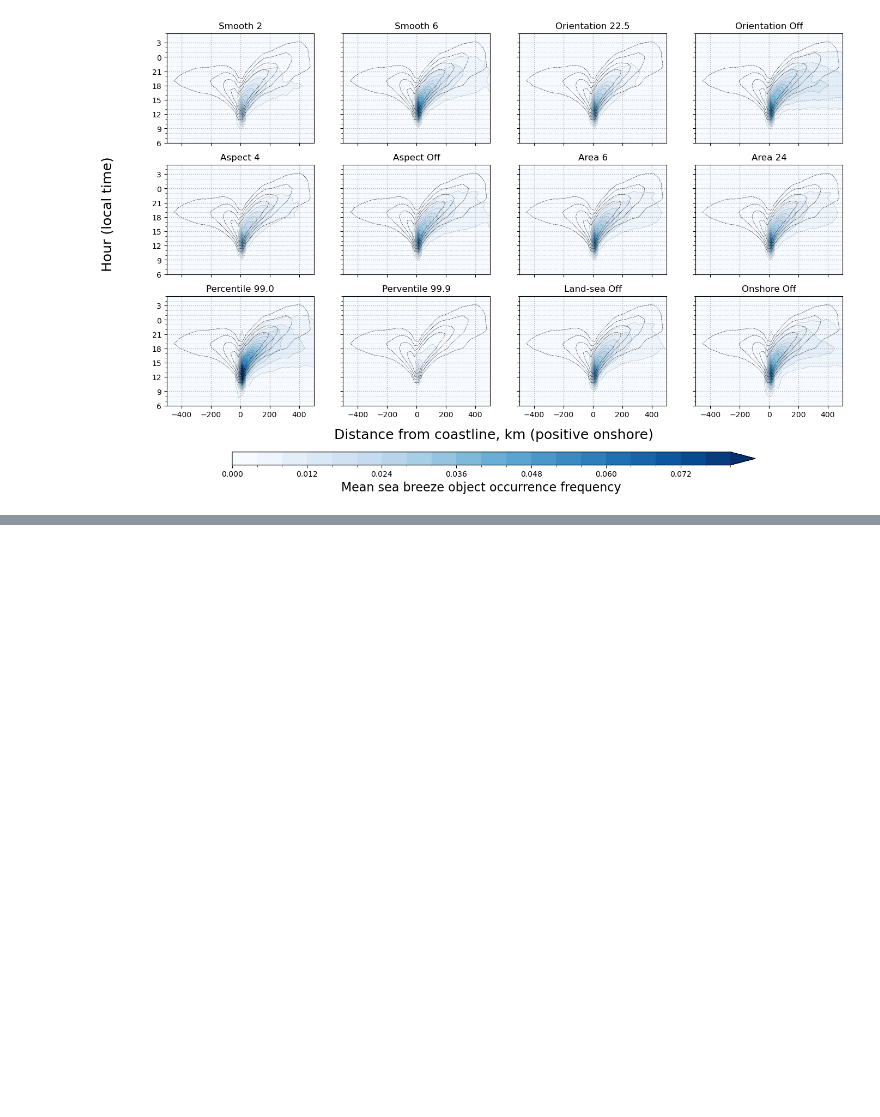
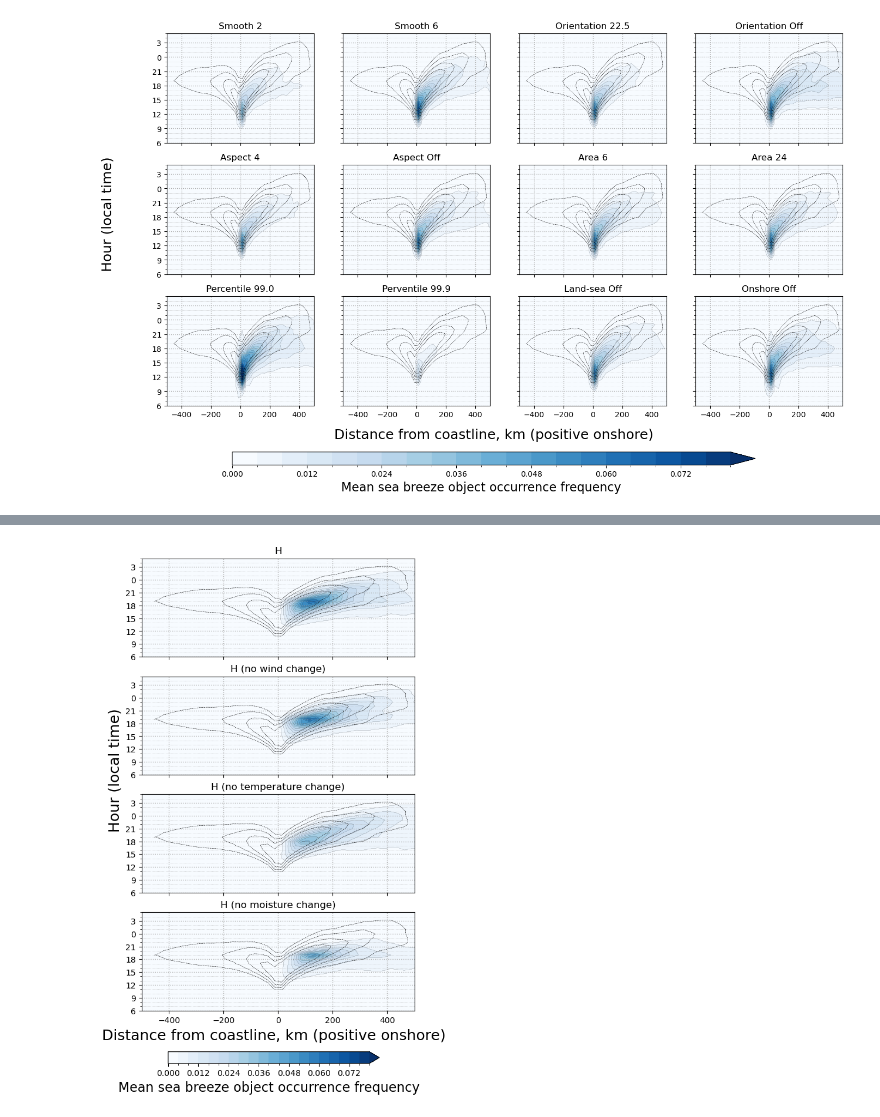
Before and after one commit to andrewbrown31/sea_breeze_analysis, a Jupyter notebook: analysis_notebooks/diurnal_hovmoller_plots.ipynb, the cells around one changed output, grey strips where cells are left out. Drawn from its saved outputs; the diff is of its cells as text; code cells hidden in the pictures; blank space fills up the shorter version.

Commit message:
Additional sensitivity tests and obs comparisons

```diff
--- a/analysis_notebooks/diurnal_hovmoller_plots.ipynb
+++ b/analysis_notebooks/diurnal_hovmoller_plots.ipynb
@@ -455,0 +458,9 @@ plt.savefig("/g/data/ng72/ab4502/figs/methods_paper/diurnal_hovmoller_sensitivit
+# %%
+fuzzy_list = []
+m=0
+for d in ["fuzzy_no_wind","fuzzy_no_t","fuzzy_no_q"]:
+    print(d)
+    diurnal_groupby = xr.open_dataset("/g/data/ng72/ab4502/hourly_composites/aus2200_smooth_s4/"+d+"_no_hourly_change_v2_hourly_composite.nc")
+    diurnal_groupby_lt = xr.concat([diurnal_groupby.where(lst_da_ls[m]==h,drop=True).mean("hour") for h in np.arange(24)],dim="hour").chunk({"lon":-1}).interpolate_na(dim="lon").persist()
+    min_coast_dist = xr.where(lsm_list[m],angle_list[m].min_coast_dist,-angle_list[m].min_coast_dist).persist()
+    fuzzy_list.append(diurnal_groupby_lt.groupby_bins(min_coast_dist,bins=xbins).mean())
@@ -455,0 +501,31 @@ plt.savefig("/g/data/ng72/ab4502/figs/methods_paper/diurnal_hovmoller_sensitivit
+# %%
+fig=plt.figure(figsize=[6,10])
+
+ax=plt.subplot(4,1,1)
+plot(H_list[0].mask,ax,vprime_pert_list[0].vprime_pert)
+ax.set_xticklabels("")
+plt.title("H")
+
+ax=plt.subplot(4,1,2)
+plot(fuzzy_list[0].mask,ax,vprime_pert_list[0].vprime_pert)
+ax.set_xticklabels("")
+plt.title("H (no wind change)")
+
+ax=plt.subplot(4,1,3)
+plot(fuzzy_list[1].mask,ax,vprime_pert_list[0].vprime_pert)
+ax.set_xticklabels("")
+plt.title("H (no temperature change)")
+
+ax=plt.subplot(4,1,4)
+cf=plot(fuzzy_list[2].mask,ax,vprime_pert_list[0].vprime_pert)
+plt.title("H (no moisture change)")
+
+fig.text(0.03,0.52,"Hour (local time)",rotation=90,size=18,va="center")
+fig.text(0.5,0.06,"Distance from coastline, km (positive onshore)",size=18,ha="center")
+
+cb=plt.colorbar(cf,plt.axes([0.2,0.02,0.6,0.02]),orientation="horizontal")
+cb.set_label("Mean sea breeze object occurrence frequency",size=16)
+
+plt.savefig("/g/data/ng72/ab4502/figs/methods_paper/diurnal_hovmoller_fuzzy_test.jpeg",bbox_inches="tight",dpi=500)
+# %% [output]
+[figure, added]
```
Also changed, not shown: parts of 5 cells of this notebook, 8 other files.
